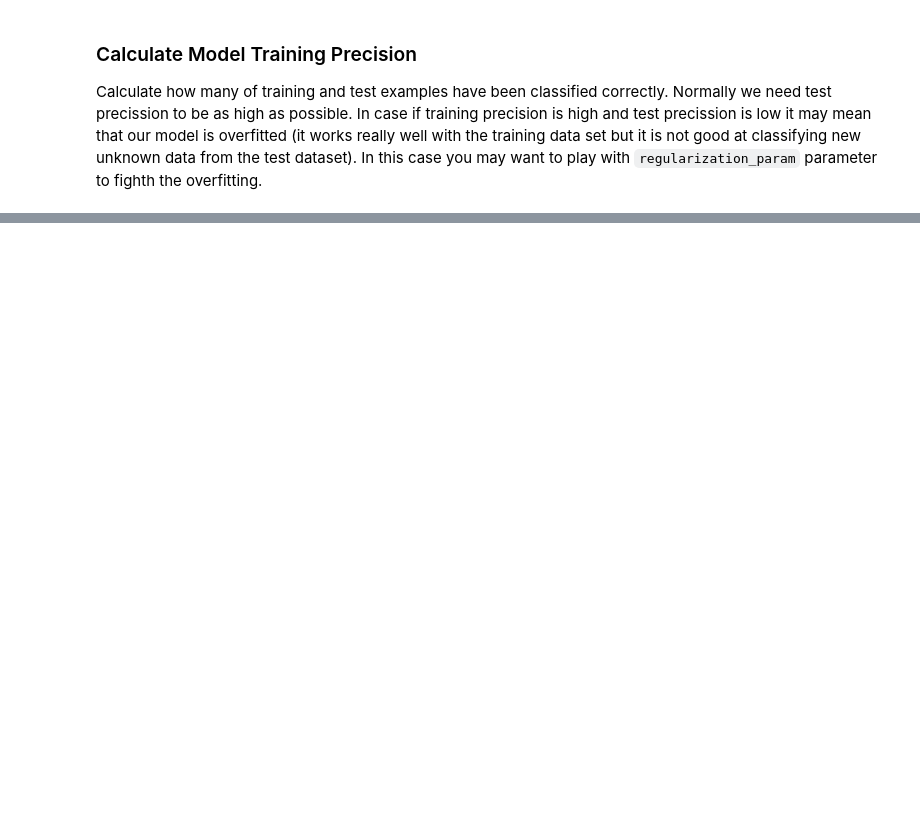
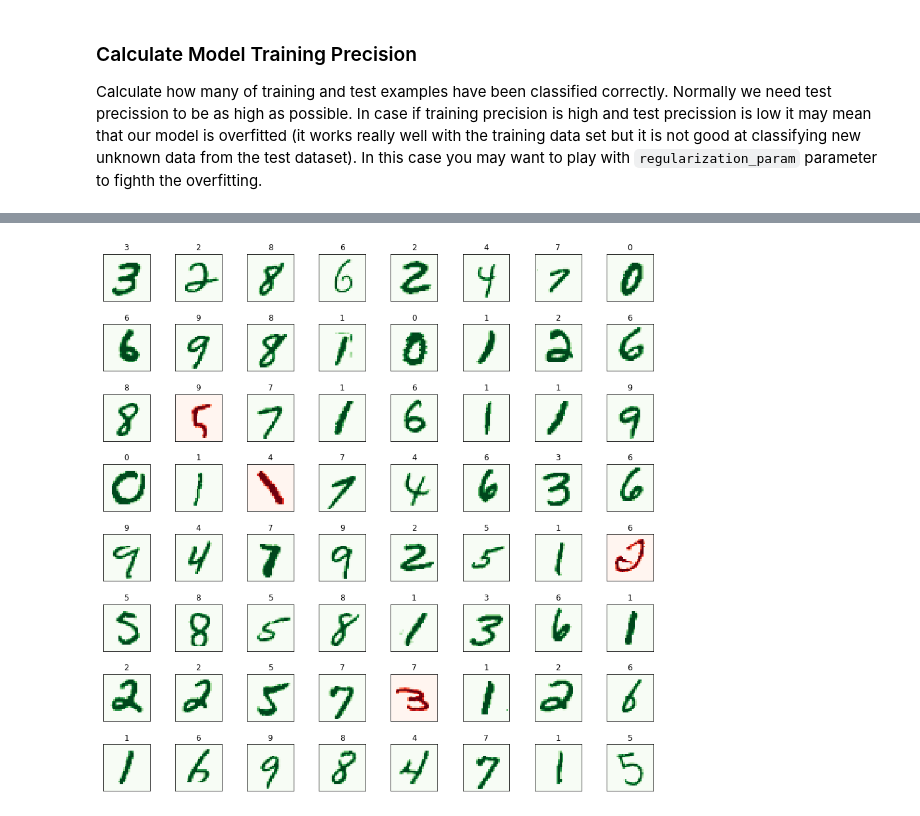
Before and after one commit to trekhleb/homemade-machine-learning, a Jupyter notebook: notebooks/neural_network/multilayer_perceptron_demo.ipynb, the cells around one changed output, grey strips where cells are left out. Cells and saved outputs as stored; diff of their text form; code cells hidden in the pictures; blank space fills up the shorter version.

```diff
--- a/notebooks/neural_network/multilayer_perceptron_demo.ipynb
+++ b/notebooks/neural_network/multilayer_perceptron_demo.ipynb
@@ -156,0 +183,37 @@ Test Precision: 79.6000%
+# %%
+# How many numbers to display.
+numbers_to_display = 64
+
+# Calculate the number of cells that will hold all the numbers.
+num_cells = math.ceil(math.sqrt(numbers_to_display))
+
+# Make the plot a little bit bigger than default one.
+plt.figure(figsize=(15, 15))
+
+# Go through the first numbers in a test set and plot them.
+for plot_index in range(numbers_to_display):
+    # Extrace digit data.
+    digit_label = y_test[plot_index, 0]
+    digit_pixels = x_test[plot_index, :]
+
+    # Predicted label.
+    predicted_label = y_test_predictions[plot_index][0]
+
+    # Calculate image size (remember that each picture has square proportions).
+    image_size = int(math.sqrt(digit_pixels.shape[0]))
+
+    # Convert image vector into the matrix of pixels.
+    frame = digit_pixels.reshape((image_size, image_size))
+
+    # Plot the number matrix.
+    color_map = 'Greens' if predicted_label == digit_label else 'Reds'
+    plt.subplot(num_cells, num_cells, plot_index + 1)
+    plt.imshow(frame, cmap=color_map)
+    plt.title(predicted_label)
+    plt.tick_params(axis='both', which='both', bottom=False, left=False, labelbottom=False, labelleft=False)
+
+# Plot all subplots.
+plt.subplots_adjust(hspace=0.5, wspace=0.5)
+plt.show()
+# %% [output]
+[figure, added]
```
Also changed, not shown: parts of 6 cells of this notebook, 1 other file.
